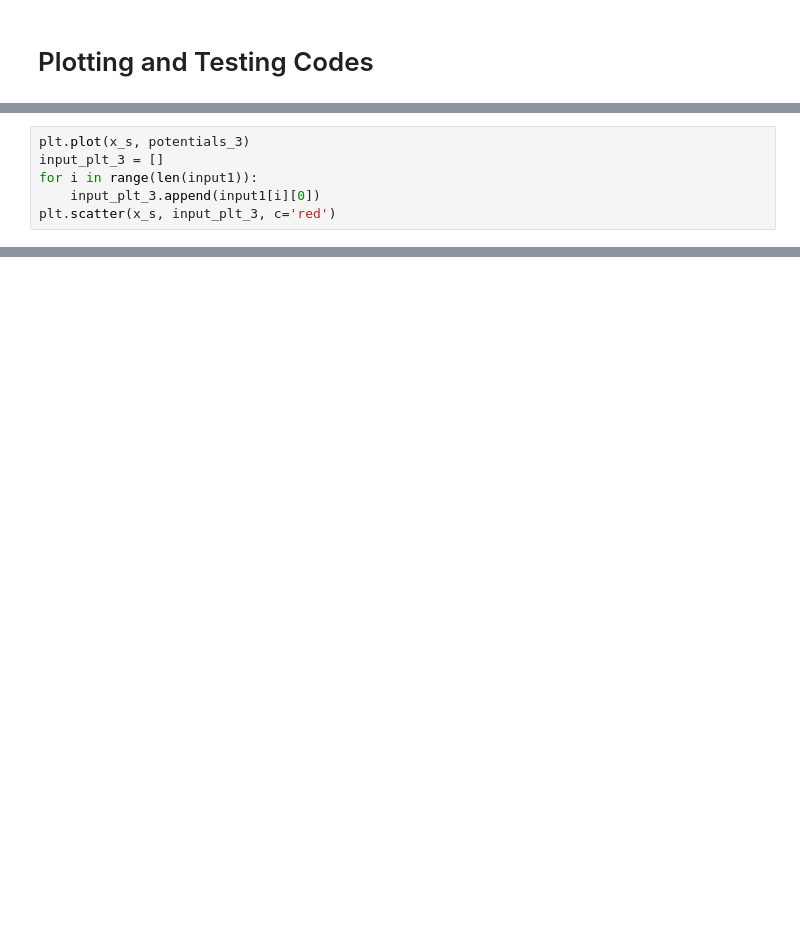
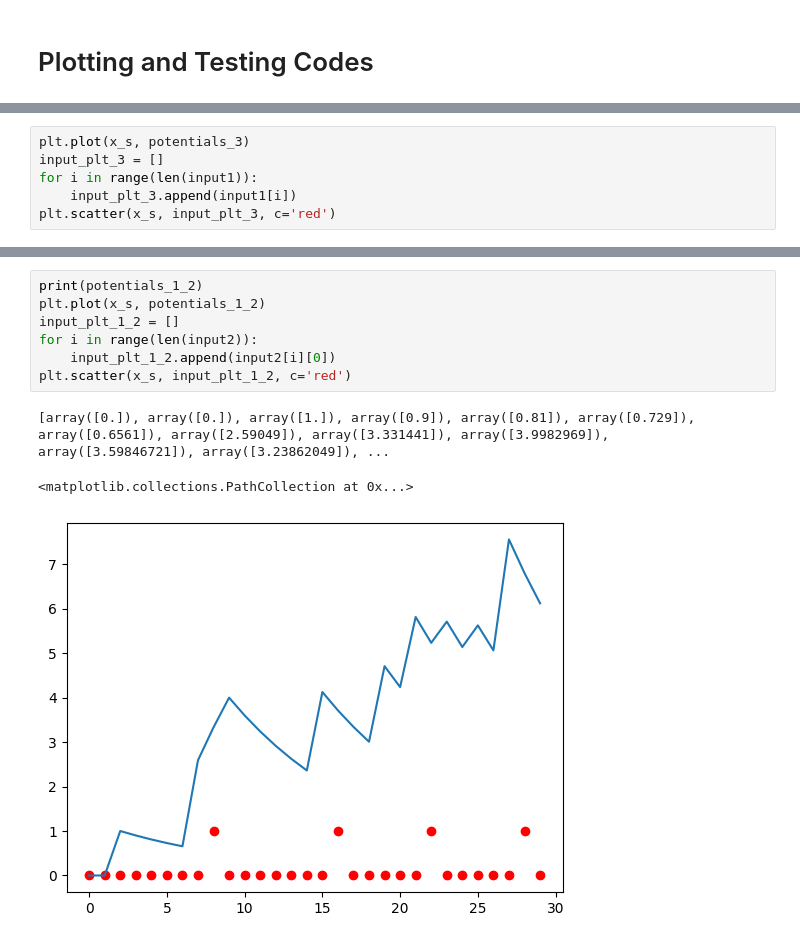
Before and after one commit to kadgitub7/LIF-based-SNN-on-FPGA, a Jupyter notebook: SNN.ipynb, the cells around one changed output, grey strips where cells are left out. Cells and saved outputs as stored; diff of their text form; blank space fills up the shorter version.

```diff
--- a/SNN.ipynb
+++ b/SNN.ipynb
@@ -138,7 +151,7 @@ plt.scatter(x_s, input_plt_2, c='red')
 plt.plot(x_s, potentials_3)
 input_plt_3 = []
 for i in range(len(input1)):
-    input_plt_3.append(input1[i][0])
+    input_plt_3.append(input1[i])
 plt.scatter(x_s, input_plt_3, c='red')
 # %% [output]
 <matplotlib.collections.PathCollection at 0x...>
@@ -145,0 +200,11 @@ plt.scatter(x_s, input_plt_3, c='red')
+# %%
+print(potentials_1_2)
+plt.plot(x_s, potentials_1_2)
+input_plt_1_2 = []
+for i in range(len(input2)):
+    input_plt_1_2.append(input2[i][0])
+plt.scatter(x_s, input_plt_1_2, c='red')
+# %% [output]
+[array([0.]), array([0.]), array([1.]), array([0.9]), array([0.81]), array([0.729]), array([0.6561]), array([2.59049]), array([3.331441]), array([3.9982969]), array([3.59846721]), array([3.23862049]), ...
+<matplotlib.collections.PathCollection at 0x...>
+[figure, added]
```
Also changed, not shown: parts of 12 cells of this notebook.
